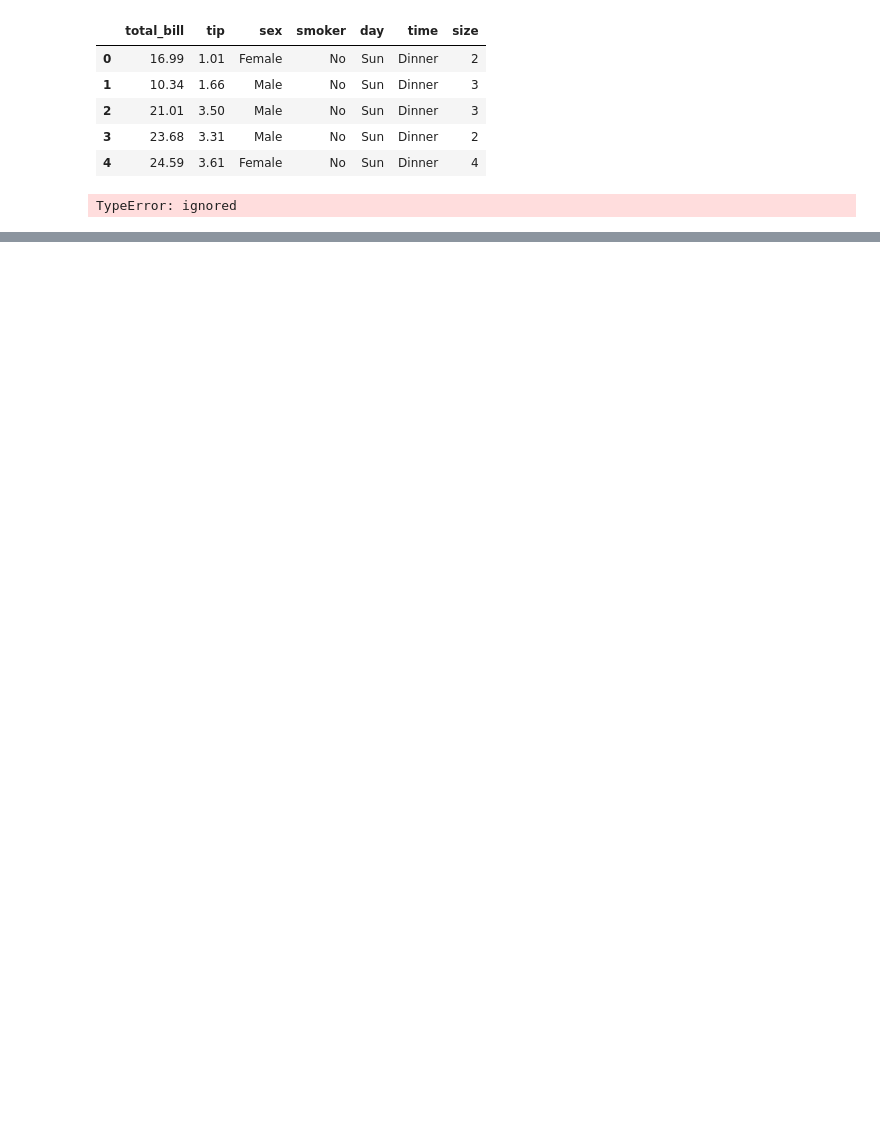
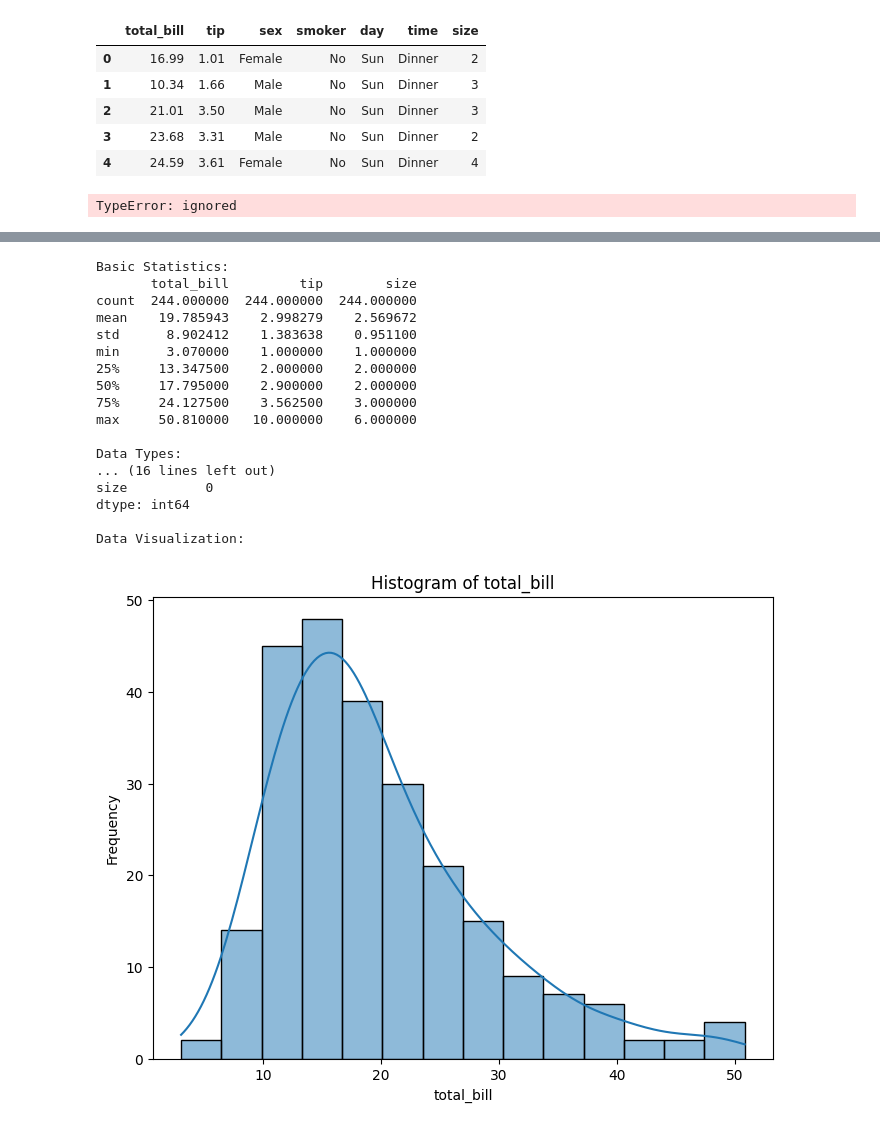
Before and after one commit to AMIT110409/Automated-EDA-analysis-, a Jupyter notebook: Automatedexploredataanalysis.ipynb, the cells around one changed output, grey strips where cells are left out. Saved outputs shown, nothing was run; the diff lists cells and outputs as text; code cells hidden in the pictures; blank space fills up the shorter version.

```diff
--- a/Automatedexploredataanalysis.ipynb
+++ b/Automatedexploredataanalysis.ipynb
@@ -65,2 +71,53 @@ Successfully installed Flask-Compress-1.13 brotli-1.0.9 contourpy-1.0.7 dash-2.8
 # %%
 df=sns.load_dataset('titanic')
+# %%
+import pandas as pd
+import seaborn as sns
+import matplotlib.pyplot as plt
+
+# Load the "tips" dataset from Seaborn
+data = sns.load_dataset('tips')
+
+# Basic Statistics
+print("Basic Statistics:")
+print(data.describe())
+
+# Data Types
+print("\nData Types:")
+print(data.dtypes)
+
+# Missing Values
+print("\nMissing Values:")
+print(data.isnull().sum())
+
+# Data Visualization
+print("\nData Visualization:")
+
+# Histogram
+for col in data.columns:
+    if data[col].dtype != 'object':
+        plt.figure(figsize=(8, 6))
+        sns.histplot(data[col].dropna(), kde=True)
+        plt.title(f'Histogram of {col}')
+        plt.xlabel(col)
+        plt.ylabel('Frequency')
+        plt.show()
+# %% [output]
+Basic Statistics:
+       total_bill         tip        size
+count  244.000000  244.000000  244.000000
+mean    19.785943    2.998279    2.569672
+std      8.902412    1.383638    0.951100
+min      3.070000    1.000000    1.000000
+25%     13.347500    2.000000    2.000000
+50%     17.795000    2.900000    2.000000
+75%     24.127500    3.562500    3.000000
+max     50.810000   10.000000    6.000000
+
+Data Types:
+... (16 lines left out)
+size          0
+dtype: int64
+
+Data Visualization:
+[figure, added]
```
Also changed, not shown: parts of 6 cells of this notebook.
